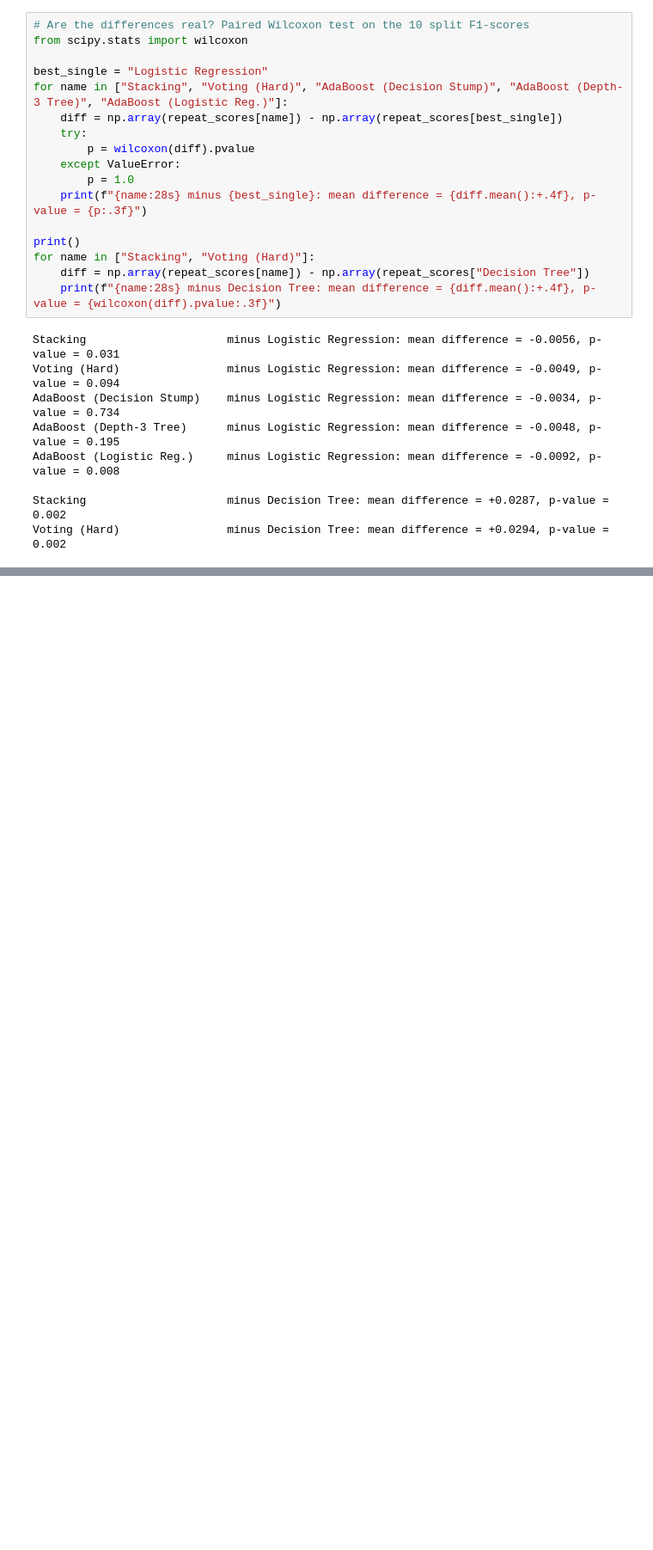
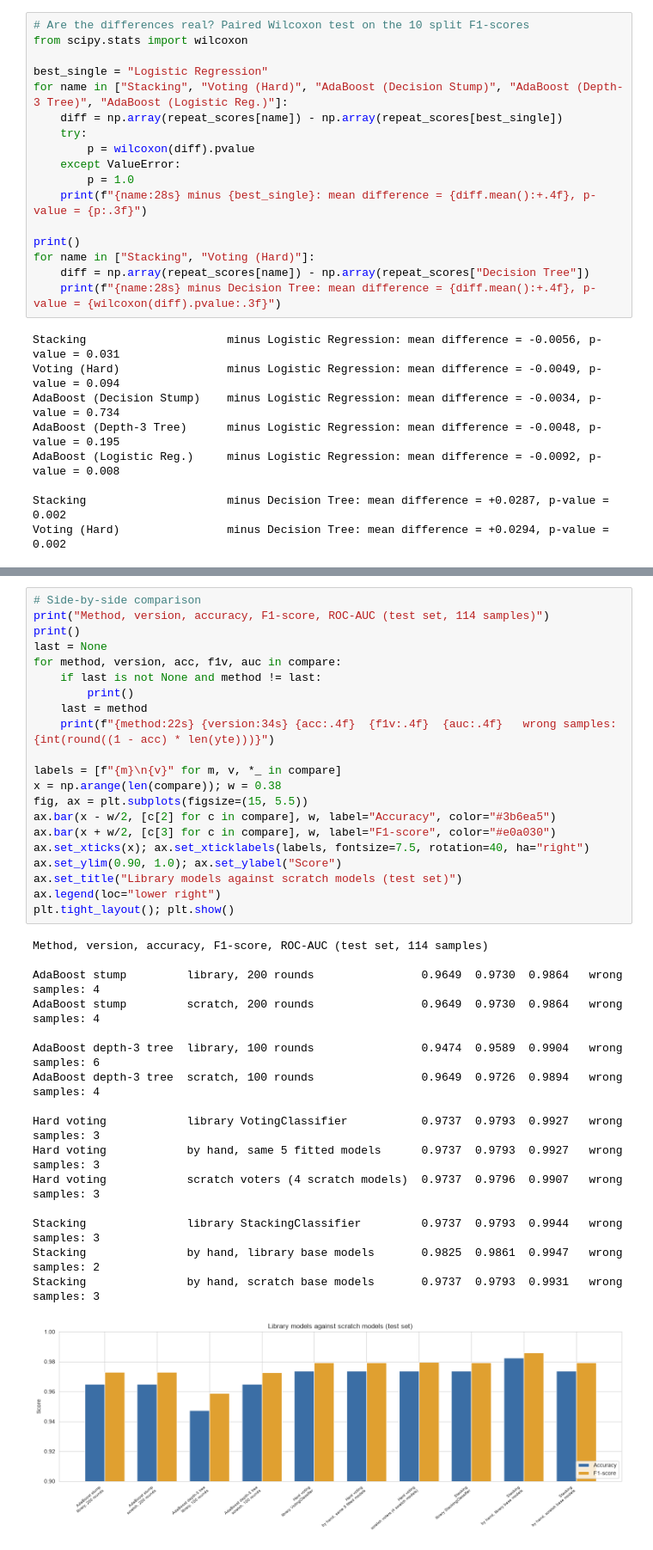
Before and after one commit to Harshini-Bhandary21/AIML_LAB_PRACTICALS, a Jupyter notebook: Harshini_AIML_Practical_5_Ensemble_Learning.ipynb, the cells around one changed output, grey strips where cells are left out. Shown at 86% size. Drawn from its saved outputs; the diff is of its cells as text; blank space fills up the shorter version.

```diff
--- a/Harshini_AIML_Practical_5_Ensemble_Learning.ipynb
+++ b/Harshini_AIML_Practical_5_Ensemble_Learning.ipynb
@@ -610,3 +1031,41 @@ Voting (Hard)                minus Decision Tree: mean difference = +0.0294, p-v
+# %%
+# Side-by-side comparison
+print("Method, version, accuracy, F1-score, ROC-AUC (test set, 114 samples)")
+print()
+last = None
+for method, version, acc, f1v, auc in compare:
+    if last is not None and method != last:
+        print()
+    last = method
+    print(f"{method:22s} {version:34s} {acc:.4f}  {f1v:.4f}  {auc:.4f}   wrong samples: {int(round((1 - acc) * len(yte)))}")
+
+labels = [f"{m}\n{v}" for m, v, *_ in compare]
+x = np.arange(len(compare)); w = 0.38
+fig, ax = plt.subplots(figsize=(15, 5.5))
+ax.bar(x - w/2, [c[2] for c in compare], w, label="Accuracy", color="#3b6ea5")
+ax.bar(x + w/2, [c[3] for c in compare], w, label="F1-score", color="#e0a030")
+ax.set_xticks(x); ax.set_xticklabels(labels, fontsize=7.5, rotation=40, ha="right")
+ax.set_ylim(0.90, 1.0); ax.set_ylabel("Score")
+ax.set_title("Library models against scratch models (test set)")
+ax.legend(loc="lower right")
+plt.tight_layout(); plt.show()
+# %% [output]
+Method, version, accuracy, F1-score, ROC-AUC (test set, 114 samples)
+
+AdaBoost stump         library, 200 rounds                0.9649  0.9730  0.9864   wrong samples: 4
+AdaBoost stump         scratch, 200 rounds                0.9649  0.9730  0.9864   wrong samples: 4
+
+AdaBoost depth-3 tree  library, 100 rounds                0.9474  0.9589  0.9904   wrong samples: 6
+AdaBoost depth-3 tree  scratch, 100 rounds                0.9649  0.9726  0.9894   wrong samples: 4
+
+Hard voting            library VotingClassifier           0.9737  0.9793  0.9927   wrong samples: 3
+Hard voting            by hand, same 5 fitted models      0.9737  0.9793  0.9927   wrong samples: 3
+Hard voting            scratch voters (4 scratch models)  0.9737  0.9796  0.9907   wrong samples: 3
+
+Stacking               library StackingClassifier         0.9737  0.9793  0.9944   wrong samples: 3
+Stacking               by hand, library base models       0.9825  0.9861  0.9947   wrong samples: 2
+Stacking               by hand, scratch base models       0.9737  0.9793  0.9931   wrong samples: 3
+[figure, added]
 # %% [markdown]
 ## 8. Result Analysis
 
```
Also changed, not shown: parts of 32 cells of this notebook, 3 other files.
